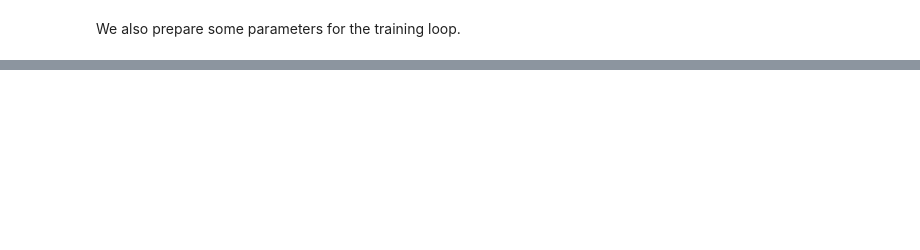
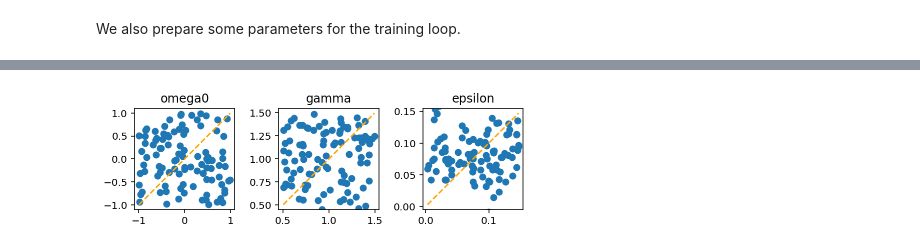
Before and after one commit to FlorianMarquardt/MachineLearningThreeEasyLessons, a Jupyter notebook: 2024_09_Trieste_Duffing_Example.ipynb, the cells around one changed output, grey strips where cells are left out. Cells and saved outputs as stored; diff of their text form; code cells hidden in the pictures; blank space fills up the shorter version.

```diff
--- a/2024_09_Trieste_Duffing_Example.ipynb
+++ b/2024_09_Trieste_Duffing_Example.ipynb
@@ -693,0 +758,21 @@ plt.show()
+# %%
+validation_batchsize = 100
+
+subkey,key = jax.random.split( key )
+x, y_target = get_duffing_image_batch( subkey,
+                                validation_batchsize, value_ranges, npixels,
+                                omega_range, low_force, high_force,
+                                t_end, nsteps,
+                                noise_strength)
+
+fig,ax = plt.subplots(ncols=3)
+for idx, label in enumerate(["omega0","gamma","epsilon"]):
+    ax[idx].scatter(y_target[:,idx],y[:,idx])
+    min_max_values=[jnp.min(y_target[:,idx]),jnp.max(y_target[:,idx])]
+    ax[idx].plot(min_max_values,min_max_values,"--",color="orange")
+    ax[idx].set_ylim(ax[idx].get_xlim())
+    ax[idx].set_title(label)
+    ax[idx].set_aspect(1.0)
+fig.tight_layout()
+# %% [output]
+[figure, added]
```
Also changed, not shown: parts of 18 cells of this notebook.
